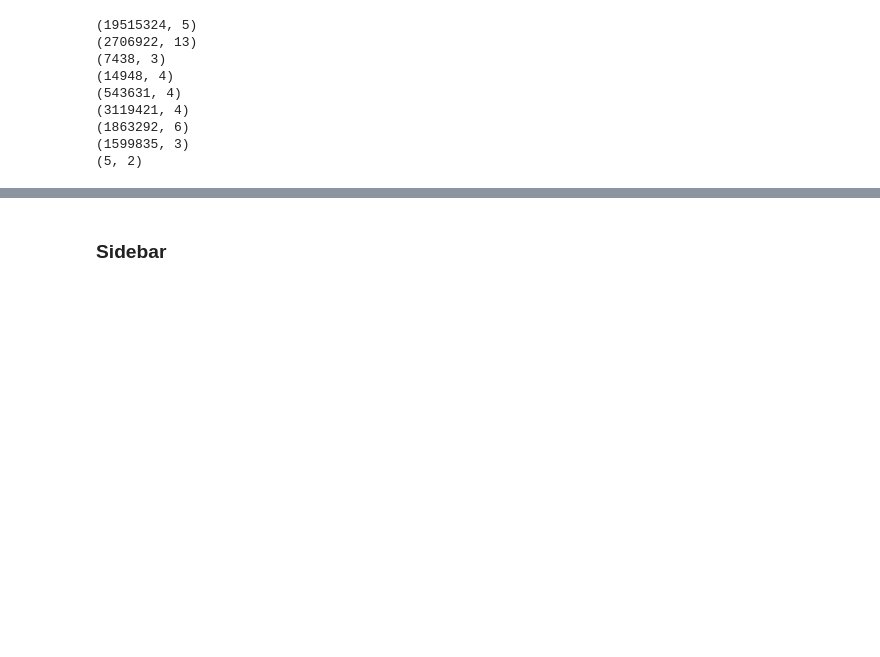
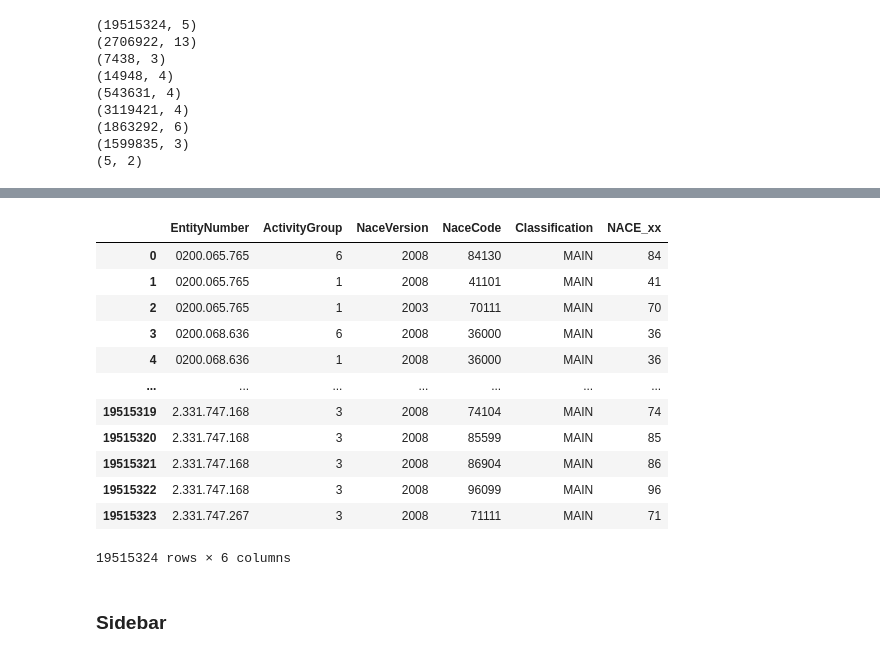
Before and after one commit to DavidValdez89d/challenge-data-analysis-sql, a Jupyter notebook: challengeSQL.ipynb, the cells around one changed output, grey strips where cells are left out. Cells and saved outputs as stored; diff of their text form; code cells hidden in the pictures; blank space fills up the shorter version.

```diff
--- a/challengeSQL.ipynb
+++ b/challengeSQL.ipynb
@@ -105,0 +532,2 @@ for df in df_list:
+# %%
+df_activity['NACE_xx'] = df_activity['NaceCode'].apply(lambda x : str(x)[:2])
@@ -106,3 +542,19 @@ for df in df_list:
+# %%
+df_activity
+# %% [output]
+|  | EntityNumber | ActivityGroup | NaceVersion | NaceCode | Classification | NACE_xx |
+| 0 | 0200.065.765 | 6 | 2008 | 84130 | MAIN | 84 |
+| 1 | 0200.065.765 | 1 | 2008 | 41101 | MAIN | 41 |
+| 2 | 0200.065.765 | 1 | 2003 | 70111 | MAIN | 70 |
+| 3 | 0200.068.636 | 6 | 2008 | 36000 | MAIN | 36 |
+| 4 | 0200.068.636 | 1 | 2008 | 36000 | MAIN | 36 |
+| ... | ... | ... | ... | ... | ... | ... |
+| 19515319 | 2.331.747.168 | 3 | 2008 | 74104 | MAIN | 74 |
+| 19515320 | 2.331.747.168 | 3 | 2008 | 85599 | MAIN | 85 |
+| 19515321 | 2.331.747.168 | 3 | 2008 | 86904 | MAIN | 86 |
+| 19515322 | 2.331.747.168 | 3 | 2008 | 96099 | MAIN | 96 |
+| 19515323 | 2.331.747.267 | 3 | 2008 | 71111 | MAIN | 71 |
+19515324 rows × 6 columns
 # %% [markdown]
 ### Sidebar
 # %%
```
Also changed, not shown: parts of 65 cells of this notebook, 2 other files.
